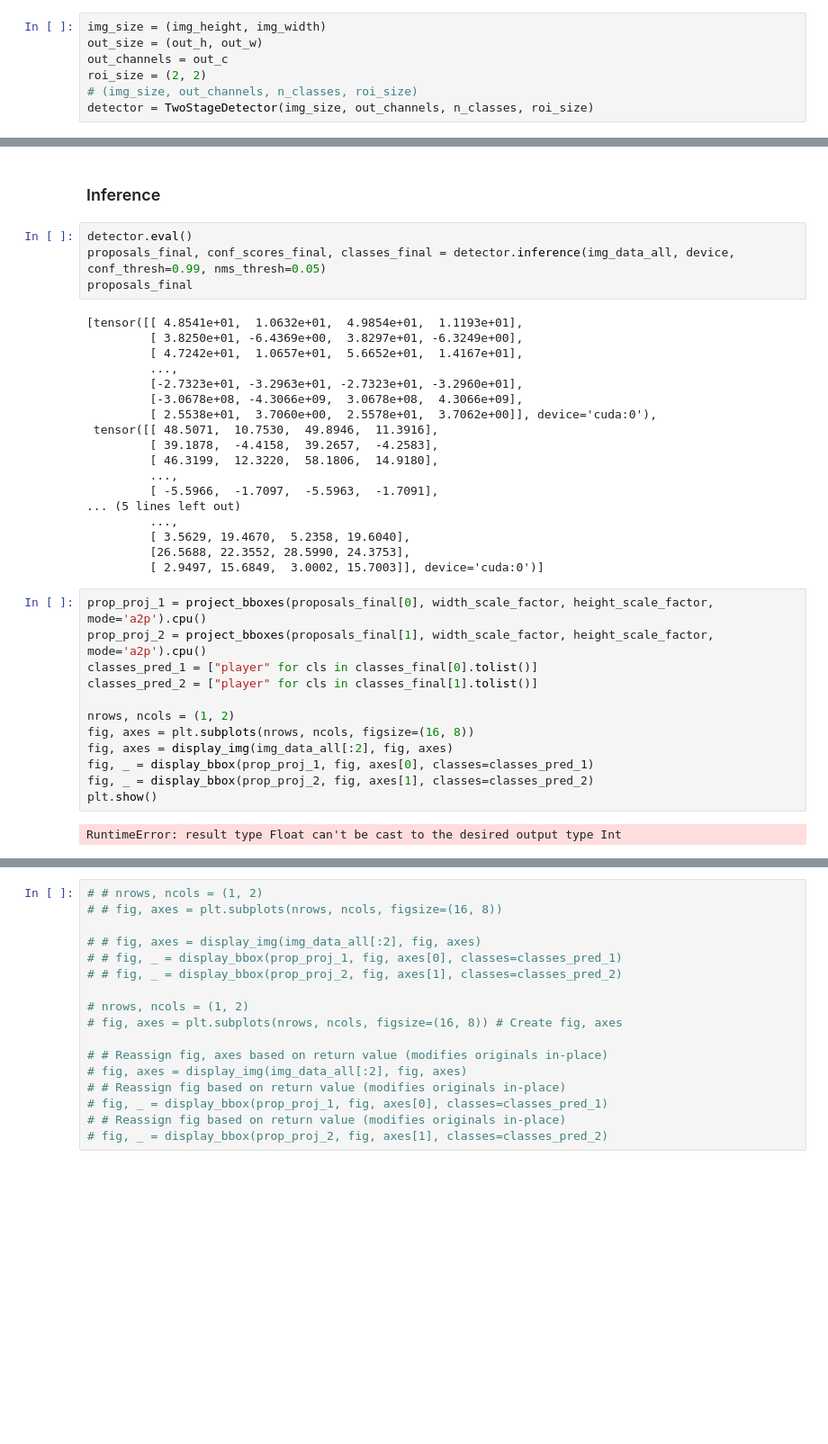
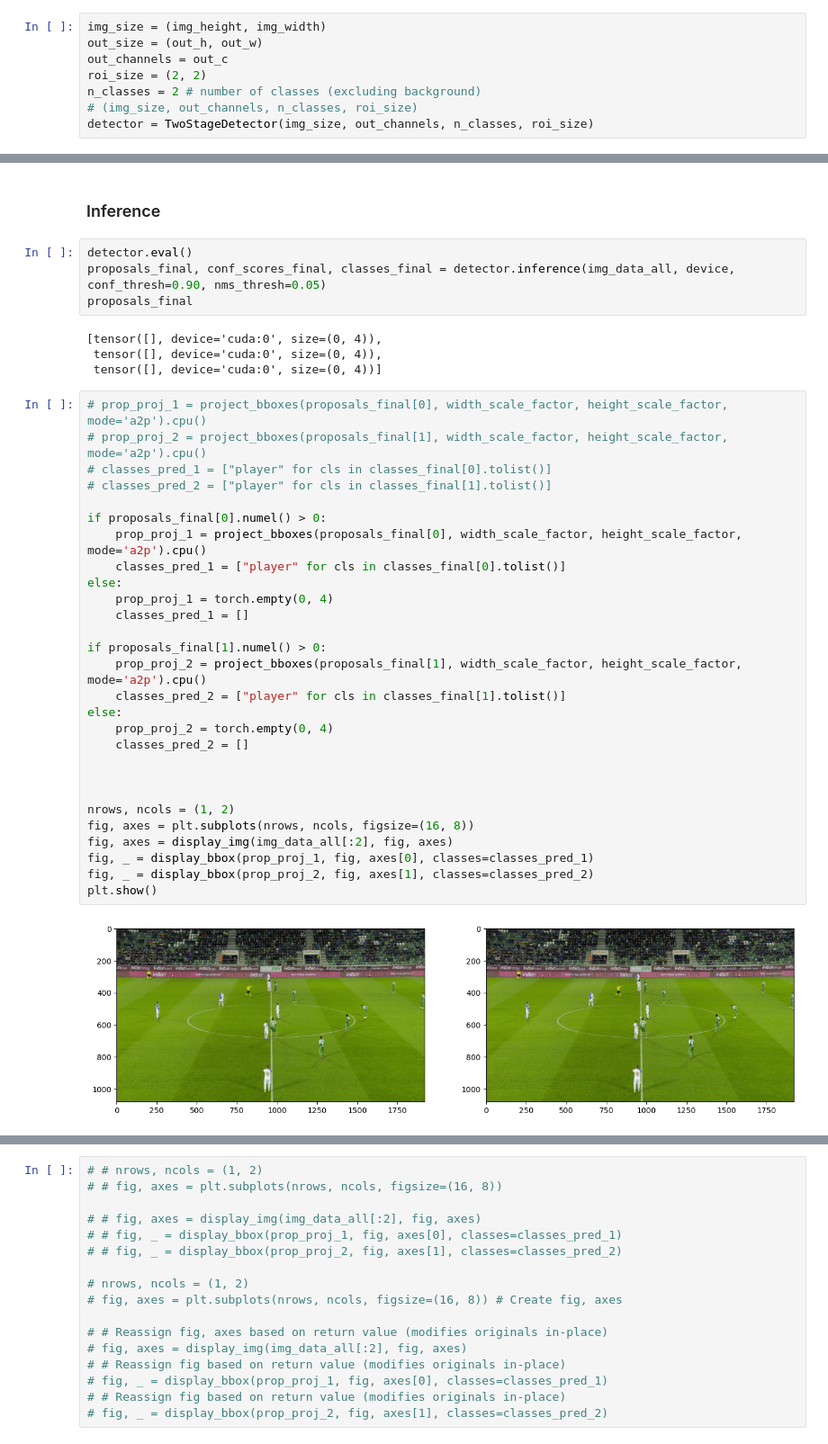
Before and after one commit to das-ag/ML-player-detection, a Jupyter notebook: our_imp_v2/Soccernet Faster R-CNN v2.ipynb, the cells around one changed output, grey strips where cells are left out. Shown at 90% size. Cells and saved outputs as stored; diff of their text form; blank space fills up the shorter version.

```diff
--- a/our_imp_v2/Soccernet Faster R-CNN v2.ipynb
+++ b/our_imp_v2/Soccernet Faster R-CNN v2.ipynb
@@ -312,5 +312,6 @@ img_size = (img_height, img_width)
 out_size = (out_h, out_w)
 out_channels = out_c
 roi_size = (2, 2)
+n_classes = 2 # number of classes (excluding background)
 # (img_size, out_channels, n_classes, roi_size)
 detector = TwoStageDetector(img_size, out_channels, n_classes, roi_size)
@@ -508,40 +523,42 @@ torch.save(detector.state_dict(), f"checkpoints/checkpoint_model_{date_time}.pt"
 ### Inference
 # %%
 detector.eval()
-proposals_final, conf_scores_final, classes_final = detector.inference(img_data_all, device, conf_thresh=0.99, nms_thresh=0.05)
+proposals_final, conf_scores_final, classes_final = detector.inference(img_data_all, device, conf_thresh=0.90, nms_thresh=0.05)
 proposals_final
 # %% [output]
-[tensor([[ 4.8541e+01,  1.0632e+01,  4.9854e+01,  1.1193e+01],
-         [ 3.8250e+01, -6.4369e+00,  3.8297e+01, -6.3249e+00],
-         [ 4.7242e+01,  1.0657e+01,  5.6652e+01,  1.4167e+01],
-         ...,
-         [-2.7323e+01, -3.2963e+01, -2.7323e+01, -3.2960e+01],
-         [-3.0678e+08, -4.3066e+09,  3.0678e+08,  4.3066e+09],
-         [ 2.5538e+01,  3.7060e+00,  2.5578e+01,  3.7062e+00]], device='cuda:0'),
- tensor([[ 48.5071,  10.7530,  49.8946,  11.3916],
-         [ 39.1878,  -4.4158,  39.2657,  -4.2583],
-         [ 46.3199,  12.3220,  58.1806,  14.9180],
-         ...,
-         [ -5.5966,  -1.7097,  -5.5963,  -1.7091],
-... (5 lines left out)
-         ...,
-         [ 3.5629, 19.4670,  5.2358, 19.6040],
-         [26.5688, 22.3552, 28.5990, 24.3753],
-         [ 2.9497, 15.6849,  3.0002, 15.7003]], device='cuda:0')]
+[tensor([], device='cuda:0', size=(0, 4)),
+ tensor([], device='cuda:0', size=(0, 4)),
+ tensor([], device='cuda:0', size=(0, 4))]
 # %%
-prop_proj_1 = project_bboxes(proposals_final[0], width_scale_factor, height_scale_factor, mode='a2p').cpu()
-prop_proj_2 = project_bboxes(proposals_final[1], width_scale_factor, height_scale_factor, mode='a2p').cpu()
-classes_pred_1 = ["player" for cls in classes_final[0].tolist()]
-classes_pred_2 = ["player" for cls in classes_final[1].tolist()]
+# prop_proj_1 = project_bboxes(proposals_final[0], width_scale_factor, height_scale_factor, mode='a2p').cpu()
+# prop_proj_2 = project_bboxes(proposals_final[1], width_scale_factor, height_scale_factor, mode='a2p').cpu()
+# classes_pred_1 = ["player" for cls in classes_final[0].tolist()]
+# classes_pred_2 = ["player" for cls in classes_final[1].tolist()]
+
+if proposals_final[0].numel() > 0:
+    prop_proj_1 = project_bboxes(proposals_final[0], width_scale_factor, height_scale_factor, mode='a2p').cpu()
+    classes_pred_1 = ["player" for cls in classes_final[0].tolist()]
+else:
+    prop_proj_1 = torch.empty(0, 4)
+    classes_pred_1 = []
+
+if proposals_final[1].numel() > 0:
+    prop_proj_2 = project_bboxes(proposals_final[1], width_scale_factor, height_scale_factor, mode='a2p').cpu()
+    classes_pred_2 = ["player" for cls in classes_final[1].tolist()]
+else:
+    prop_proj_2 = torch.empty(0, 4)
+    classes_pred_2 = []
+
+
 
 nrows, ncols = (1, 2)
 fig, axes = plt.subplots(nrows, ncols, figsize=(16, 8))
 fig, axes = display_img(img_data_all[:2], fig, axes)
 fig, _ = display_bbox(prop_proj_1, fig, axes[0], classes=classes_pred_1)
 fig, _ = display_bbox(prop_proj_2, fig, axes[1], classes=classes_pred_2)
 plt.show()
 # %% [output]
-RuntimeError: result type Float can't be cast to the desired output type Int
+[figure, added]
 # %%
 # img_data_cpu = img_data_all[:2].cpu()
 # prop_proj_1_cpu = prop_proj_1.cpu()
```
Also changed, not shown: parts of 12 cells of this notebook.
